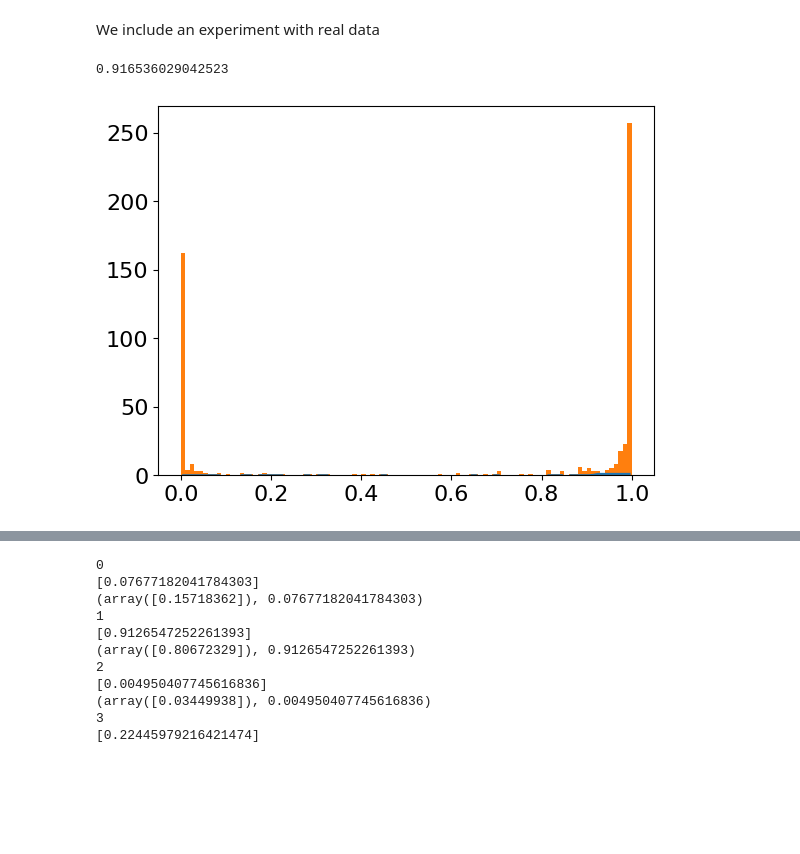
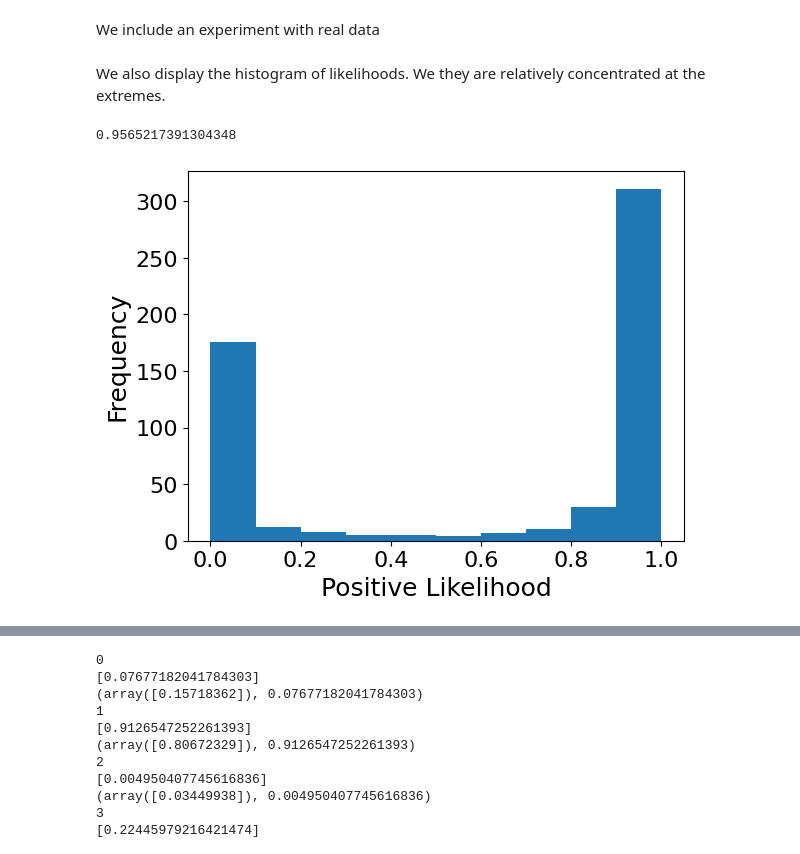
Before and after one commit to zrobertson466920/Cooperative-IDT, a Jupyter notebook: AISTATS_2023_Figures.ipynb, the cells around one changed output, grey strips where cells are left out. Cells and saved outputs as stored; diff of their text form; code cells hidden in the pictures; blank space fills up the shorter version.

Commit message:
Add files via upload
Updated to clean up debug statements and add Breast Cancer dataset experiments.

```diff
--- a/AISTATS_2023_Figures.ipynb
+++ b/AISTATS_2023_Figures.ipynb
@@ -888,6 +872,8 @@ X = format_data[:,1:]
 scaler = preprocessing.StandardScaler().fit(X)
 X = scaler.transform(X)
 y = format_data[:,0]
+# %% [markdown]
+We also display the histogram of likelihoods. We they are relatively concentrated at the extremes.
 # %%
 from scipy import stats
 dist = lambda num: np.random.uniform(-5,5,(num,2))
@@ -896,7 +882,6 @@ unlabeled_size = 5000
 labeled_size = 100000
 
 opt_t = np.random.uniform(0,1,1)[0]
-print(opt_t)
 t_true = np.random.choice([opt_t],size = 1)
 
 # Prepare Data
@@ -906,47 +891,51 @@ X = scaler.transform(X)
 y = format_data[:,0]
 # Fit Data
 X_train, X_test, y_train, y_test = train_test_split(X, y, test_size=0.08, random_state=0)
-logreg = LogisticRegression()
-logreg.fit(X, y)
+logreg = LogisticRegression(C= 0.25)
+logreg.fit(X_train, y_train)
+print(logreg.score(X_test,y_test))
 
 pdf = lambda p : logreg.predict_proba([p])[:,0]
 
 p_train = logreg.predict_proba(X_train)[:,0]
 p_test = logreg.predict_proba(X_test)[:,0]
 unlabeled_size = len(p_train)
 labeled_size = len(p_test)
 
 opt_t = np.random.uniform(0,1.0,1)
 
 # Sample Data for Cooperative IDT
 train_data = sort_pairs(X,pdf)
 label_probs, label_features = zip(*train_data)
 label_probs = [label_probs[i][0] for i in range(len(label_probs))]
 
 # Non-Systematic Errors
 decision_rule = lambda p: int(p > np.random.choice(t_true, size = 1)[0])
 h_labels = list(map(decision_rule, label_probs))
 # Systematic Errors
 # Prepare Data
 X = format_data[:,3:]
 scaler = preprocessing.StandardScaler().fit(X)
 X = scaler.transform(X)
 y = format_data[:,0]
 # Fit Data
 X_train, X_test, y_train, y_test = train_test_split(X, y, test_size=0.08, random_state=0)
-logreg = LogisticRegression()
+logreg = LogisticRegression(C = 0.25)
 logreg.fit(X, y)
 # Sample Data for Cooperative IDT
 v_pdf = lambda p : logreg.predict_proba([p[2:]])[:,0]
 vary_probs = list(map(v_pdf, label_features))
 h_labels = list(map(decision_rule,vary_probs))
 
-bin_means, bin_edges, binnumber = stats.binned_statistic(label_probs, h_labels,statistic='mean', bins=100)
-bin_width = (bin_edges[1] - bin_edges[0])
-bin_centers = bin_edges[1:] - bin_width/2
-plt.figure()
-plt.plot(bin_centers, bin_means, label='binned statistic of data')
-plt.savefig("loss_curve_cancer.png",bbox_inches='tight',dpi = 600)
+#bin_means, bin_edges, binnumber = stats.binned_statistic(label_probs, h_labels,statistic='mean', bins=100)
+#bin_width = (bin_edges[1] - bin_edges[0])
+#bin_centers = bin_edges[1:] - bin_width/2
+#plt.figure()
+#plt.plot(bin_centers, bin_means, label='binned statistic of data')
+plt.hist(label_probs)
+plt.xlabel("Positive Likelihood")
+plt.ylabel("Frequency")
+plt.savefig("likelihood_hist_cancer.png",bbox_inches='tight',dpi = 600)
 # %% [output]
-0.916536029042523
+0.9565217391304348
-[figure, old version]
+[figure, new version]
```
Also changed, not shown: parts of 8 cells of this notebook.
